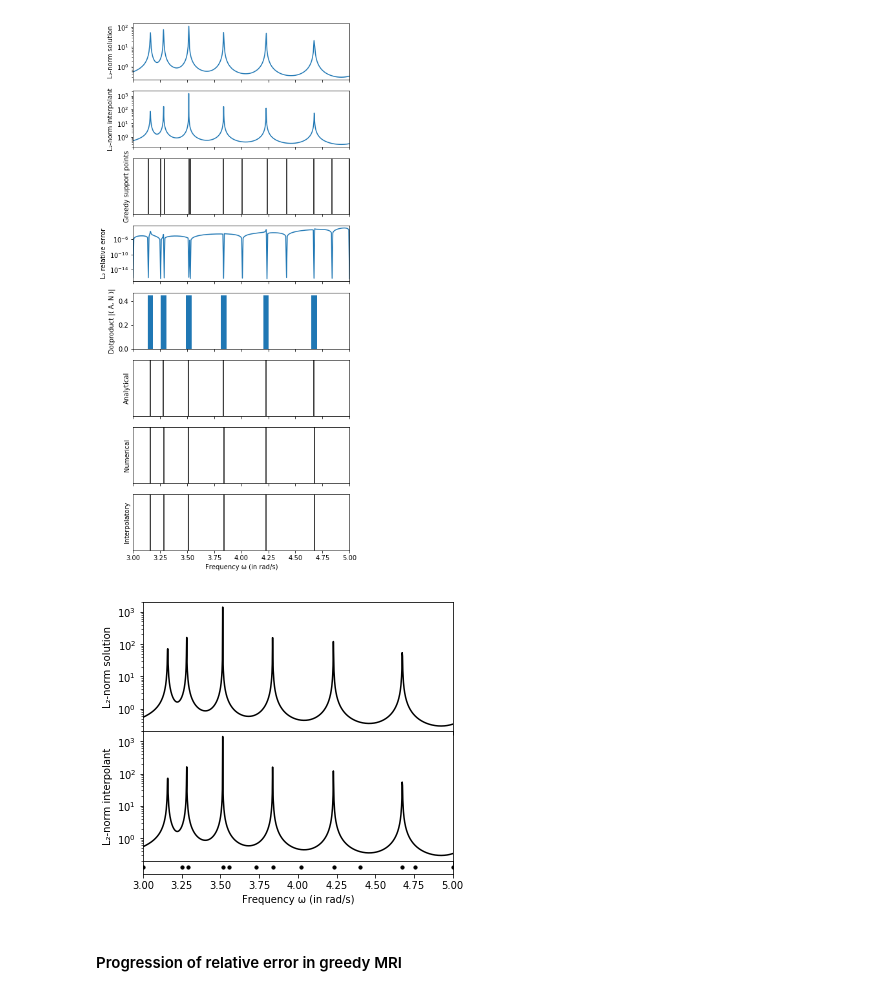
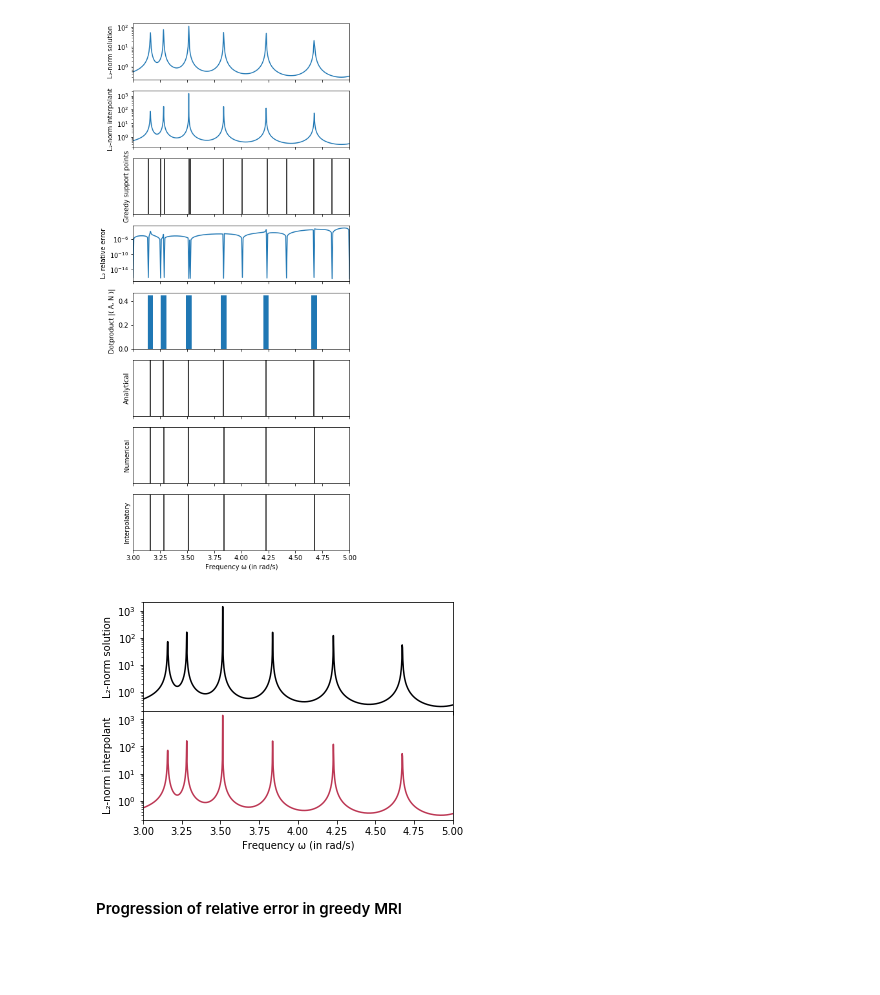
Before and after one commit to FMatti/Maxwell-MRI, a Jupyter notebook: examples/resonant_cavity/resonant_cavity.ipynb, the cells around one changed output. Saved outputs shown, nothing was run; the diff lists cells and outputs as text; code cells hidden in the pictures; blank space fills up the shorter version.

```diff
--- a/examples/resonant_cavity/resonant_cavity.ipynb
+++ b/examples/resonant_cavity/resonant_cavity.ipynb
@@ -91,35 +91,35 @@ plt.show()
 # %% [output]
 [figure]
 # %%
-fig, ax = plt.subplots(3, 1, figsize=(5.55, 5), sharex=True, gridspec_kw={'height_ratios': [10, 10, 1]})
+fig, ax = plt.subplots(2, 1, figsize=(5.55, 4), sharex=True)#), gridspec_kw={'height_ratios': [10, 10, 1]})
 
 a = 3
 b = 5
 omegas = np.linspace(a, b, 1000)
 RC.solve(omegas, solver='fenics')
 solution = RC.save_solution()
 VS = VectorSpaceL2(RC)
 
 ax[0].set_ylabel('L\u2082-norm solution')
 FE_norms = helpers.plot_solution_norms(ax[0], solution, VS, color=cm(0.0))
 
 MRI = MinimalRationalInterpolation(VS)
-MRI.compute_surrogate(RC, omegas=omegas, greedy=True, tol=1e-1)
+MRI.compute_surrogate(RC, omegas=omegas, greedy=True, tol=1e-2)
 
 ax[1].set_ylabel('L\u2082-norm interpolant')
 RI_norms = helpers.plot_surrogate_norms(ax[1], MRI, a, b, color=cm(0.5))
 
-nodes = MRI.u_ring.get_nodes()
-ax[-1].scatter(nodes, np.zeros_like(nodes), s=10, color=cm(0.5))
+#nodes = MRI.u_ring.get_nodes()
+#ax[-1].scatter(nodes, np.zeros_like(nodes), s=10, color=cm(0.5))
 #helpers.plot_lines(ax[1], MRI.u_ring.get_nodes())
 
-ax[-1].set_yticks([])
+#ax[-1].set_yticks([])
 ax[-1].set_xlabel('Frequency \u03C9 (in rad/s)')
 ax[-1].set_xlim(a, b)
 ax[0].set_ylim(2e-1, 2e+3)
 ax[1].set_ylim(2e-1, 2e+3)
 plt.subplots_adjust(wspace=0, hspace=0)
 # %% [output]
-[figure, old version]
+[figure, new version]
 # %%
 with open(root + '/report/plots/rectangular_cavity_norms.pkl', 'wb') as f:
```
Also changed, not shown: parts of 7 cells of this notebook, 14 other files.
